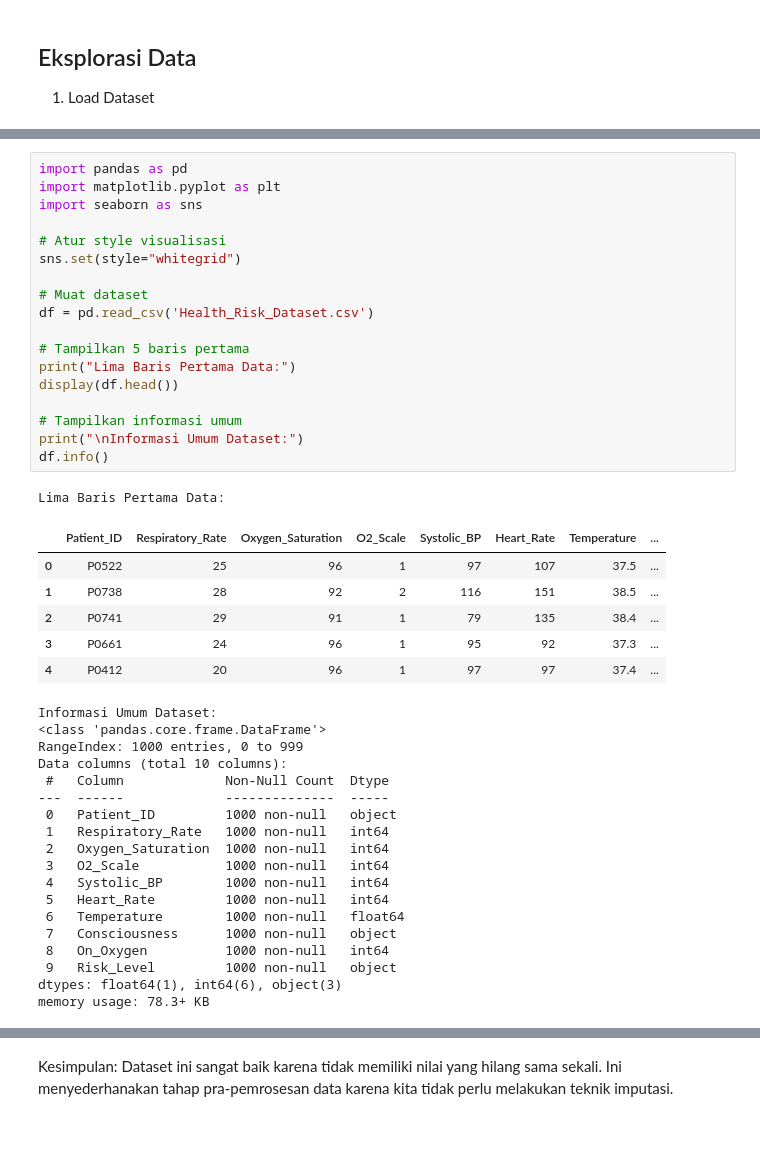
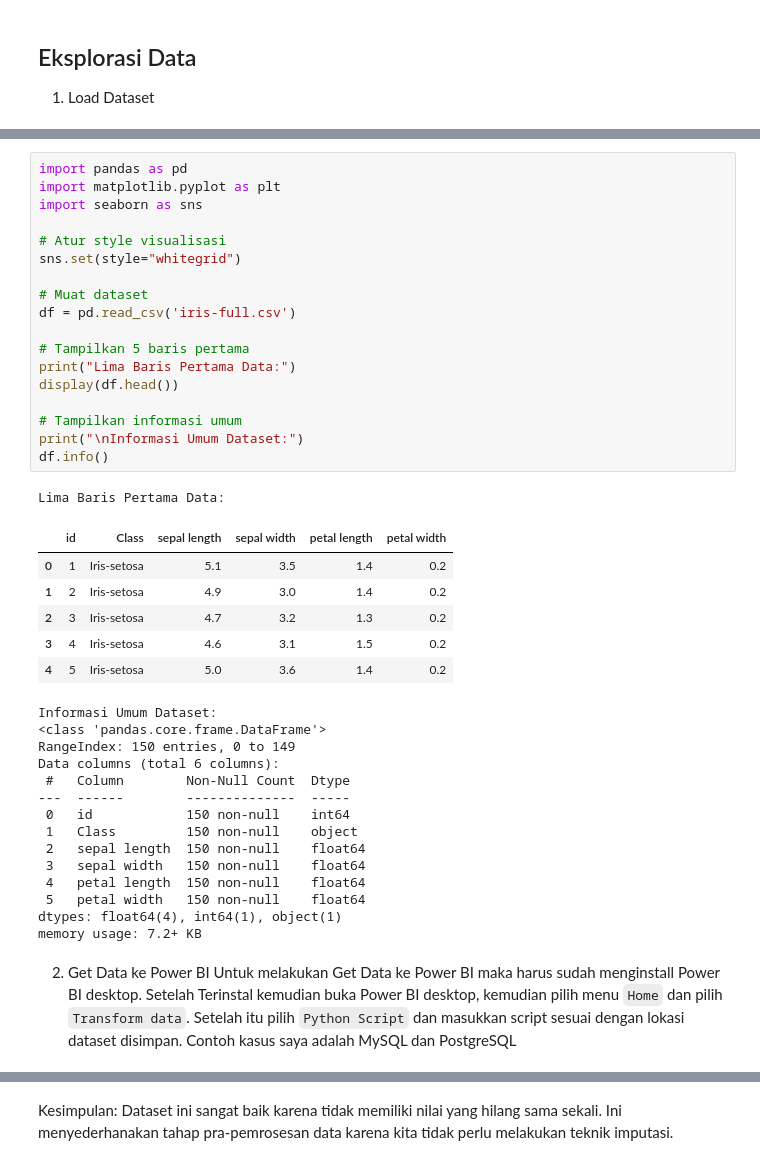
Before and after one commit to NaufalRabbani/PSD, a Jupyter notebook: bab-2_du.ipynb, the cells around one changed output, grey strips where cells are left out. Saved outputs shown, nothing was run; the diff lists cells and outputs as text; blank space fills up the shorter version.

```diff
--- a/bab-2_du.ipynb
+++ b/bab-2_du.ipynb
@@ -38,44 +57,43 @@ Successfully installed joblib-1.5.2 pandas-2.3.2 pytz-2025.2 scikit-learn-1.7.1
 # %%
 import pandas as pd
 import matplotlib.pyplot as plt
 import seaborn as sns
 
 # Atur style visualisasi
 sns.set(style="whitegrid")
 
 # Muat dataset
-df = pd.read_csv('Health_Risk_Dataset.csv')
+df = pd.read_csv('iris-full.csv')
 
 # Tampilkan 5 baris pertama
 print("Lima Baris Pertama Data:")
 display(df.head())
 
 # Tampilkan informasi umum
 print("\nInformasi Umum Dataset:")
 df.info()
 # %% [output]
 Lima Baris Pertama Data:
-|  | Patient_ID | Respiratory_Rate | Oxygen_Saturation | O2_Scale | Systolic_BP | Heart_Rate | Temperature | ... |
-| 0 | P0522 | 25 | 96 | 1 | 97 | 107 | 37.5 | ... |
-| 1 | P0738 | 28 | 92 | 2 | 116 | 151 | 38.5 | ... |
-| 2 | P0741 | 29 | 91 | 1 | 79 | 135 | 38.4 | ... |
-| 3 | P0661 | 24 | 96 | 1 | 95 | 92 | 37.3 | ... |
-| 4 | P0412 | 20 | 96 | 1 | 97 | 97 | 37.4 | ... |
+|  | id | Class | sepal length | sepal width | petal length | petal width |
+| 0 | 1 | Iris-setosa | 5.1 | 3.5 | 1.4 | 0.2 |
+| 1 | 2 | Iris-setosa | 4.9 | 3.0 | 1.4 | 0.2 |
+| 2 | 3 | Iris-setosa | 4.7 | 3.2 | 1.3 | 0.2 |
+| 3 | 4 | Iris-setosa | 4.6 | 3.1 | 1.5 | 0.2 |
+| 4 | 5 | Iris-setosa | 5.0 | 3.6 | 1.4 | 0.2 |
 Informasi Umum Dataset:
 <class 'pandas.core.frame.DataFrame'>
-RangeIndex: 1000 entries, 0 to 999
-Data columns (total 10 columns):
- #   Column             Non-Null Count  Dtype
----  ------             --------------  -----
- 0   Patient_ID         1000 non-null   object
- 1   Respiratory_Rate   1000 non-null   int64
- 2   Oxygen_Saturation  1000 non-null   int64
- 3   O2_Scale           1000 non-null   int64
- 4   Systolic_BP        1000 non-null   int64
- 5   Heart_Rate         1000 non-null   int64
- 6   Temperature        1000 non-null   float64
- 7   Consciousness      1000 non-null   object
- 8   On_Oxygen          1000 non-null   int64
- 9   Risk_Level         1000 non-null   object
-dtypes: float64(1), int64(6), object(3)
-memory usage: 78.3+ KB
+RangeIndex: 150 entries, 0 to 149
+Data columns (total 6 columns):
+ #   Column        Non-Null Count  Dtype
+---  ------        --------------  -----
+ 0   id            150 non-null    int64
+ 1   Class         150 non-null    object
+ 2   sepal length  150 non-null    float64
+ 3   sepal width   150 non-null    float64
+ 4   petal length  150 non-null    float64
+ 5   petal width   150 non-null    float64
+dtypes: float64(4), int64(1), object(1)
+memory usage: 7.2+ KB
+# %% [markdown]
+2. Get Data ke Power BI
+Untuk melakukan Get Data ke Power BI maka harus sudah menginstall Power BI desktop. Setelah Terinstal kemudian buka Power BI desktop, kemudian pilih menu `Home` dan pilih `Transform data`. Setelah itu pilih `Python Script` dan masukkan script sesuai dengan lokasi dataset disimpan. Contoh kasus saya adalah MySQL dan PostgreSQL
```
Also changed, not shown: parts of 26 cells of this notebook, 6 other files.
